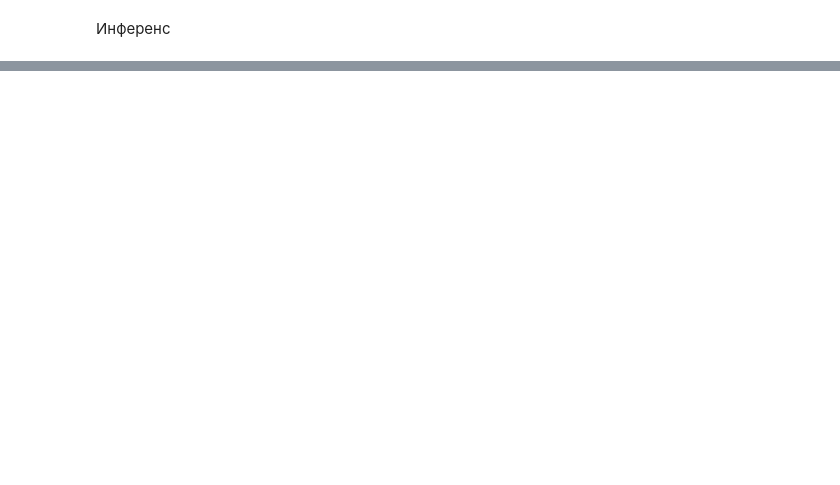
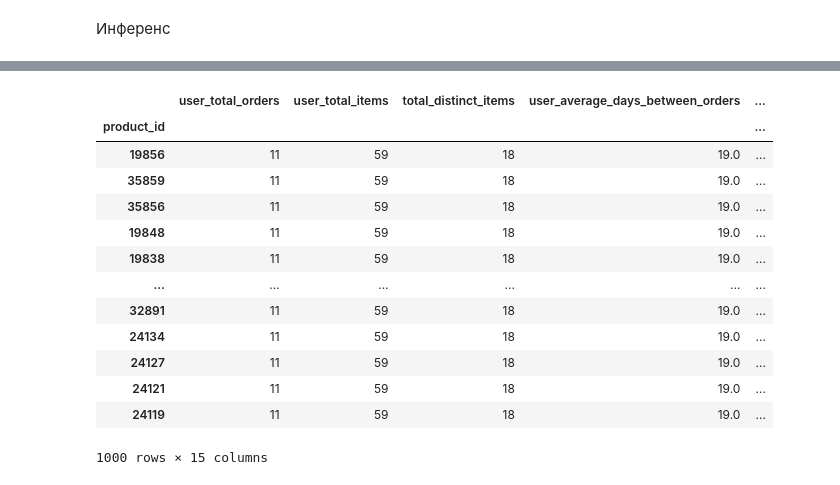
Before and after one commit to GymBros-Marketplace/service-recommendation, a Jupyter notebook: src/ml/notebooks/baseline.ipynb, the cells around one changed output, grey strips where cells are left out. Saved outputs shown, nothing was run; the diff lists cells and outputs as text; code cells hidden in the pictures; blank space fills up the shorter version.

```diff
--- a/src/ml/notebooks/baseline.ipynb
+++ b/src/ml/notebooks/baseline.ipynb
@@ -566,0 +602,7 @@ class RecommendationModel:
+# %%
+def select_pairs(user_id: int, products: pd.DataFrame, n: int = 1000):
+    selected_products = products.sort_values(by=["reorder_rate"])["product_id"][:n]
+
+    df_pairs = pd.DataFrame({"user_id": n * [user_id], "product_id": selected_products})
+
+    return df_pairs
@@ -568,0 +647,21 @@ rec_model = RecommendationModel(orders_df, order_products_df)
+# %%
+user_id = 1
+
+selected_pairs = select_pairs(user_id, products)
+features = get_all_features(selected_pairs, orders, userXproduct, users, products)
+features
+# %% [output]
+|  | user_total_orders | user_total_items | total_distinct_items | user_average_days_between_orders | ... |
+| product_id |  |  |  |  | ... |
+| 19856 | 11 | 59 | 18 | 19.0 | ... |
+| 35859 | 11 | 59 | 18 | 19.0 | ... |
+| 35856 | 11 | 59 | 18 | 19.0 | ... |
+| 19848 | 11 | 59 | 18 | 19.0 | ... |
+| 19838 | 11 | 59 | 18 | 19.0 | ... |
+| ... | ... | ... | ... | ... | ... |
+| 32891 | 11 | 59 | 18 | 19.0 | ... |
+| 24134 | 11 | 59 | 18 | 19.0 | ... |
+| 24127 | 11 | 59 | 18 | 19.0 | ... |
+| 24121 | 11 | 59 | 18 | 19.0 | ... |
+| 24119 | 11 | 59 | 18 | 19.0 | ... |
+1000 rows × 15 columns
```
Also changed, not shown: parts of 25 cells of this notebook, 2 other files.
